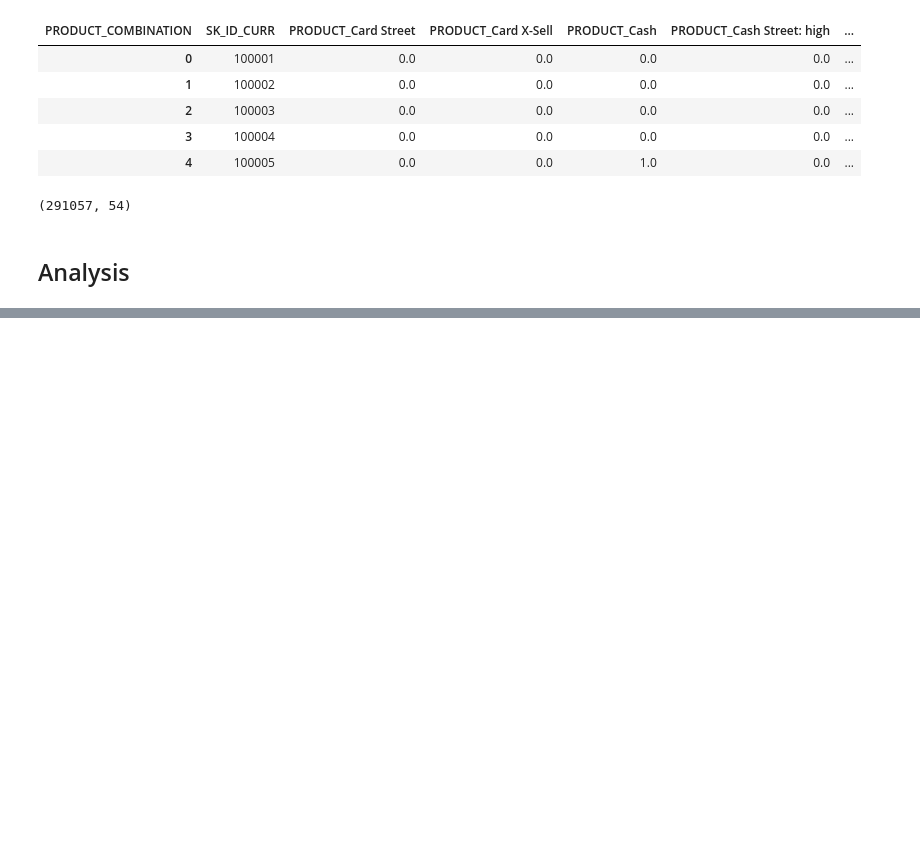
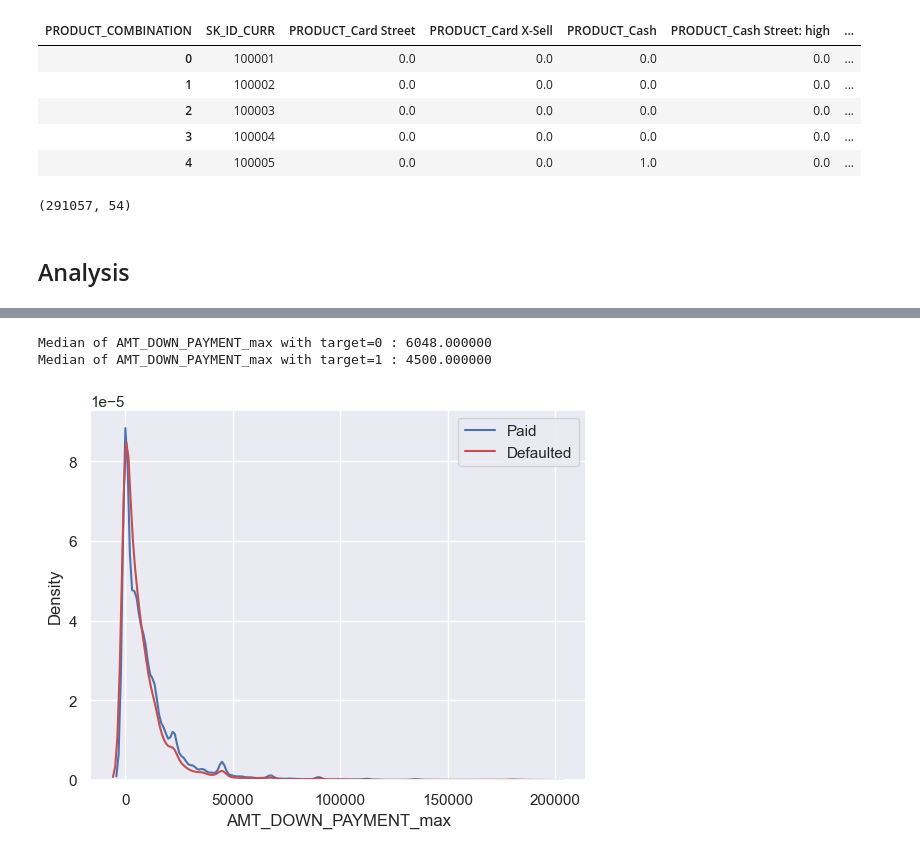
Before and after one commit to seg-fault123/bdm_project, a Jupyter notebook: prev_app.ipynb, the cells around one changed output, grey strips where cells are left out. Cells and saved outputs as stored; diff of their text form; code cells hidden in the pictures; blank space fills up the shorter version.

```diff
--- a/prev_app.ipynb
+++ b/prev_app.ipynb
@@ -269,0 +311,7 @@ numerical_frame.shape, numerical_frame.columns.sort_values()
+# %%
+plot_kde_vs_target('AMT_DOWN_PAYMENT_max', good_frame)
+median_vs_target('AMT_DOWN_PAYMENT_max', good_frame)
+# %% [output]
+Median of AMT_DOWN_PAYMENT_max with target=0 : 6048.000000
+Median of AMT_DOWN_PAYMENT_max with target=1 : 4500.000000
+[figure, added]
```
Also changed, not shown: parts of 60 cells of this notebook.
